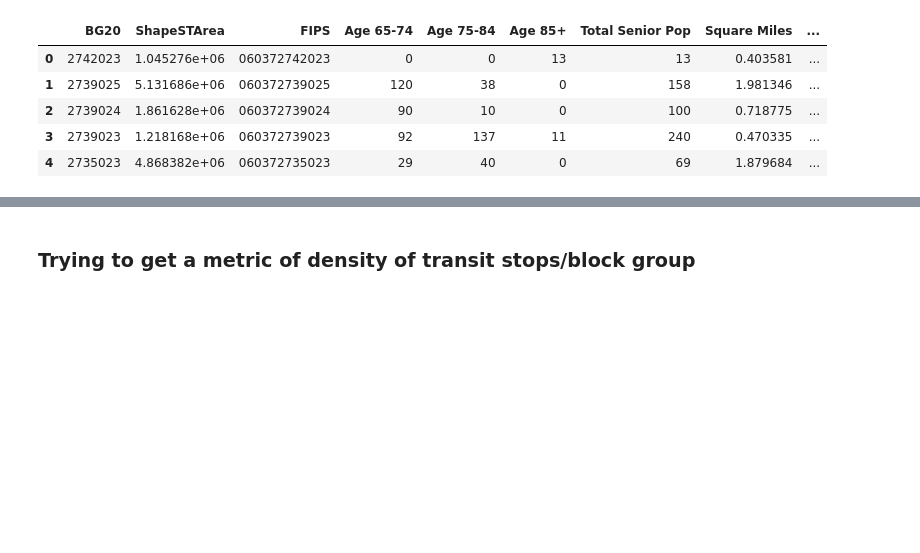
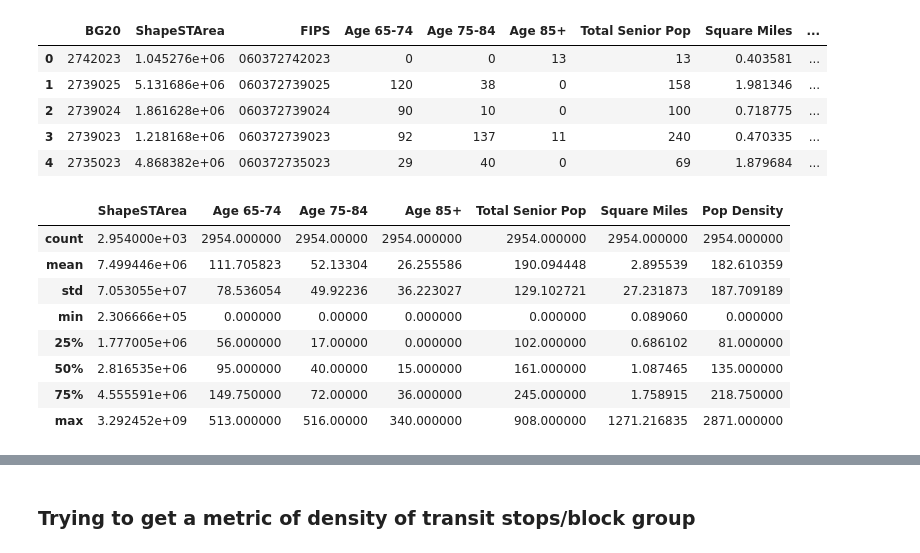
Before and after one commit to lucybriggs12/snakeemoji, a Jupyter notebook: Group Assignments/Week 05/Carolyn Midterm Notebook.ipynb, the cells around one changed output, grey strips where cells are left out. Cells and saved outputs as stored; diff of their text form; code cells hidden in the pictures; blank space fills up the shorter version.

```diff
--- a/Group Assignments/Week 05/Carolyn Midterm Notebook.ipynb
+++ b/Group Assignments/Week 05/Carolyn Midterm Notebook.ipynb
@@ -422,3 +422,15 @@ seniors.head()
 | 2 | 2739024 | 1.861628e+06 | 060372739024 | 90 | 10 | 0 | 100 | 0.718775 | ... |
 | 3 | 2739023 | 1.218168e+06 | 060372739023 | 92 | 137 | 11 | 240 | 0.470335 | ... |
 | 4 | 2735023 | 4.868382e+06 | 060372735023 | 29 | 40 | 0 | 69 | 1.879684 | ... |
+# %%
+seniors.describe()
+# %% [output]
+|  | ShapeSTArea | Age 65-74 | Age 75-84 | Age 85+ | Total Senior Pop | Square Miles | Pop Density |
+| count | 2.954000e+03 | 2954.000000 | 2954.00000 | 2954.000000 | 2954.000000 | 2954.000000 | 2954.000000 |
+| mean | 7.499446e+06 | 111.705823 | 52.13304 | 26.255586 | 190.094448 | 2.895539 | 182.610359 |
+| std | 7.053055e+07 | 78.536054 | 49.92236 | 36.223027 | 129.102721 | 27.231873 | 187.709189 |
+| min | 2.306666e+05 | 0.000000 | 0.00000 | 0.000000 | 0.000000 | 0.089060 | 0.000000 |
+| 25% | 1.777005e+06 | 56.000000 | 17.00000 | 0.000000 | 102.000000 | 0.686102 | 81.000000 |
+| 50% | 2.816535e+06 | 95.000000 | 40.00000 | 15.000000 | 161.000000 | 1.087465 | 135.000000 |
+| 75% | 4.555591e+06 | 149.750000 | 72.00000 | 36.000000 | 245.000000 | 1.758915 | 218.750000 |
+| max | 3.292452e+09 | 513.000000 | 516.00000 | 340.000000 | 908.000000 | 1271.216835 | 2871.000000 |
```
Also changed, not shown: parts of 8 cells of this notebook, 2 other files.
